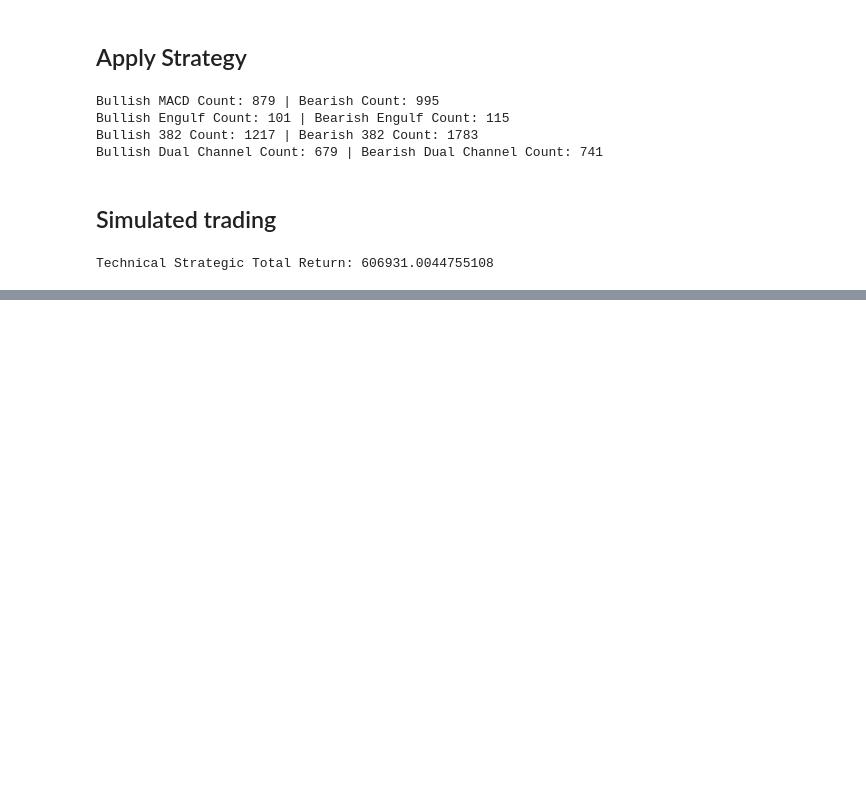
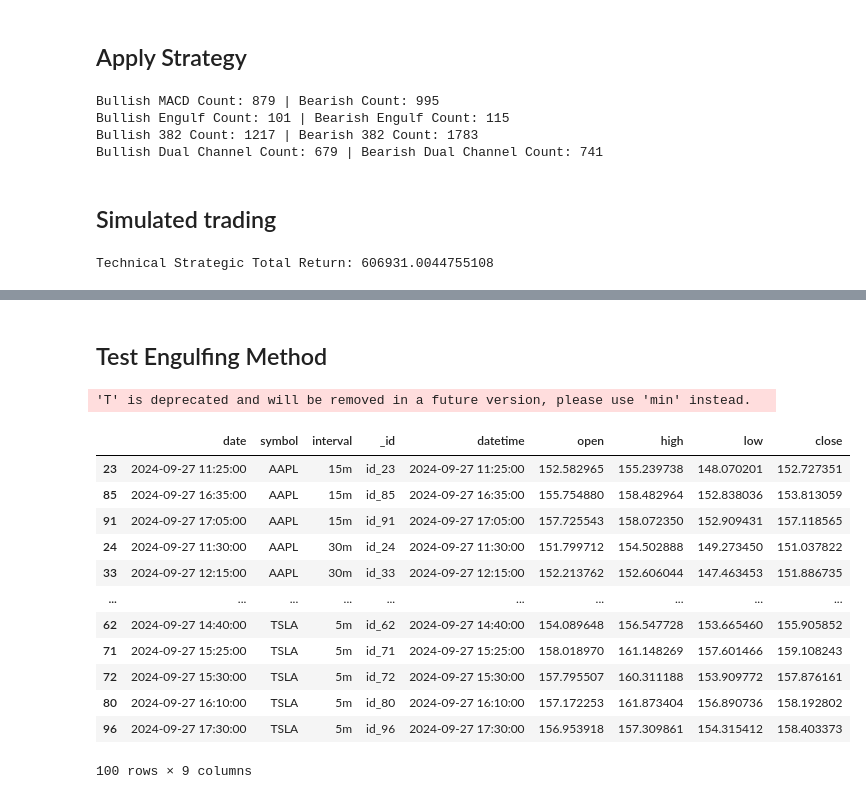
Before and after one commit to yiukitCheung/Stocks_Alert_System, a Jupyter notebook: jupyter notebook/trading_automated_process.ipynb, the cells around one changed output, grey strips where cells are left out. Saved outputs shown, nothing was run; the diff lists cells and outputs as text; code cells hidden in the pictures; blank space fills up the shorter version.

```diff
--- a/jupyter notebook/trading_automated_process.ipynb
+++ b/jupyter notebook/trading_automated_process.ipynb
@@ -486,0 +492,51 @@ if __name__ == '__main__':
+# %% [markdown]
+## Test Engulfing Method
+# %%
+# Generate random test data
+np.random.seed(42)  # For reproducibility
+
+# Define the number of rows for the test DataFrame
+num_rows = 100
+
+# Generate random dates
+date_rng = pd.date_range(start='2024-09-27 09:30:00', periods=num_rows, freq='5T')
+
+# Generate random data for the DataFrame
+test_data = {
+    'date': date_rng,
+    'symbol': np.random.choice(['AAPL', 'GOOGL', 'MSFT', 'NVDA', 'TSLA'], size=num_rows),
+    'interval': np.random.choice(['5m','15m','30m'], size=num_rows),
+    '_id': [f'id_{i}' for i in range(num_rows)],
+    'datetime': date_rng
+}
+
+# Generate random walk for OHLC data
+initial_price = 150
+price_changes = np.random.normal(loc=0, scale=1, size=num_rows)
+prices = initial_price + np.cumsum(price_changes)
+
+test_data['open'] = prices
+test_data['high'] = prices + np.random.uniform(low=0, high=5, size=num_rows)
+test_data['low'] = prices - np.random.uniform(low=0, high=5, size=num_rows)
+test_data['close'] = prices + np.random.uniform(low=-2, high=2, size=num_rows)
+
+# Convert to DataFrame and sort
+test_data = pd.DataFrame(test_data).sort_values(by=['symbol','interval','date'])
+
+# Display the test DataFrame
+test_data
+# %% [output]
+'T' is deprecated and will be removed in a future version, please use 'min' instead.
+|  | date | symbol | interval | _id | datetime | open | high | low | close |
+| 23 | 2024-09-27 11:25:00 | AAPL | 15m | id_23 | 2024-09-27 11:25:00 | 152.582965 | 155.239738 | 148.070201 | 152.727351 |
+| 85 | 2024-09-27 16:35:00 | AAPL | 15m | id_85 | 2024-09-27 16:35:00 | 155.754880 | 158.482964 | 152.838036 | 153.813059 |
+| 91 | 2024-09-27 17:05:00 | AAPL | 15m | id_91 | 2024-09-27 17:05:00 | 157.725543 | 158.072350 | 152.909431 | 157.118565 |
+| 24 | 2024-09-27 11:30:00 | AAPL | 30m | id_24 | 2024-09-27 11:30:00 | 151.799712 | 154.502888 | 149.273450 | 151.037822 |
+| 33 | 2024-09-27 12:15:00 | AAPL | 30m | id_33 | 2024-09-27 12:15:00 | 152.213762 | 152.606044 | 147.463453 | 151.886735 |
+| ... | ... | ... | ... | ... | ... | ... | ... | ... | ... |
+| 62 | 2024-09-27 14:40:00 | TSLA | 5m | id_62 | 2024-09-27 14:40:00 | 154.089648 | 156.547728 | 153.665460 | 155.905852 |
+| 71 | 2024-09-27 15:25:00 | TSLA | 5m | id_71 | 2024-09-27 15:25:00 | 158.018970 | 161.148269 | 157.601466 | 159.108243 |
+| 72 | 2024-09-27 15:30:00 | TSLA | 5m | id_72 | 2024-09-27 15:30:00 | 157.795507 | 160.311188 | 153.909772 | 157.876161 |
+| 80 | 2024-09-27 16:10:00 | TSLA | 5m | id_80 | 2024-09-27 16:10:00 | 157.172253 | 161.873404 | 156.890736 | 158.192802 |
+| 96 | 2024-09-27 17:30:00 | TSLA | 5m | id_96 | 2024-09-27 17:30:00 | 156.953918 | 157.309861 | 154.315412 | 158.403373 |
+100 rows × 9 columns
```
Also changed, not shown: parts of 8 cells of this notebook, 7 other files.
